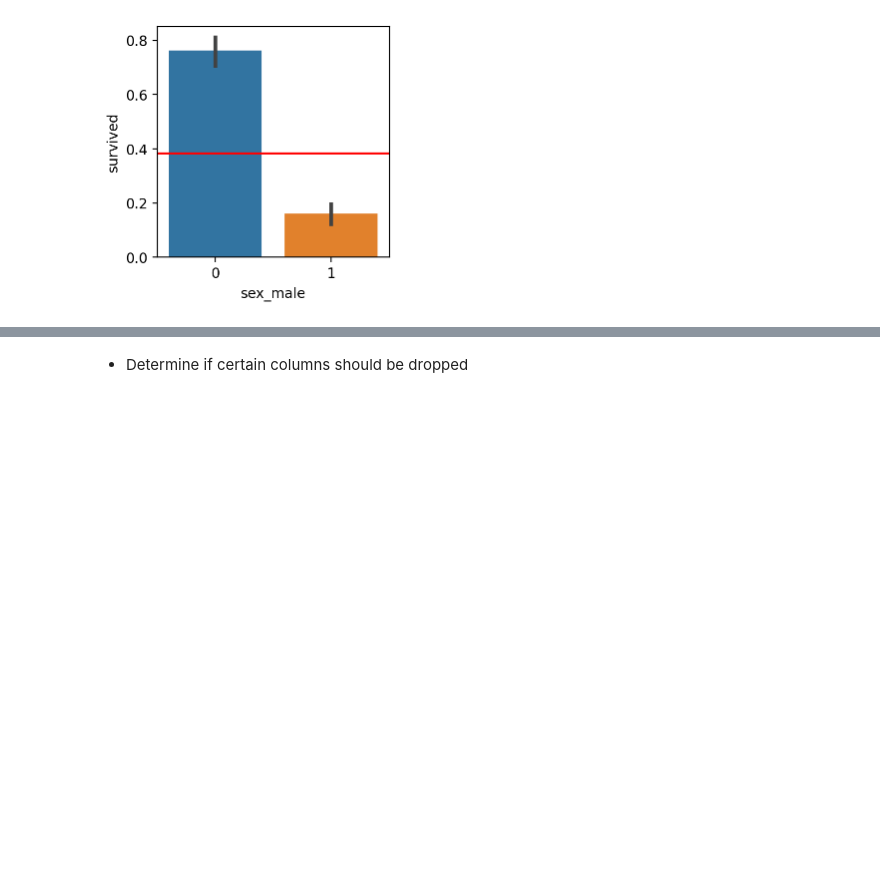
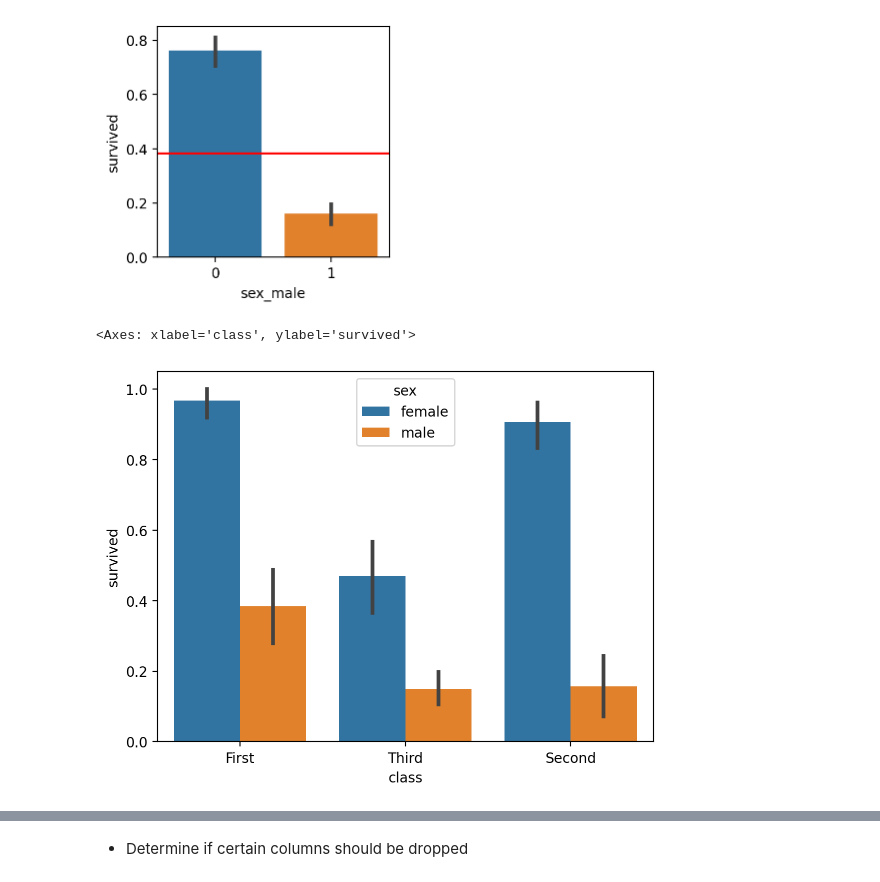
Before and after one commit to martin-reyes/5_classification-exercises, a Jupyter notebook: classification_exercises.ipynb, the cells around one changed output, grey strips where cells are left out. Saved outputs shown, nothing was run; the diff lists cells and outputs as text; code cells hidden in the pictures; blank space fills up the shorter version.

```diff
--- a/classification_exercises.ipynb
+++ b/classification_exercises.ipynb
@@ -982,3 +1000,11 @@ Name: survived, dtype: float64
 [figure]
 [figure]
 [figure]
+# %%
+target = 'survived'
+df = train_titanic
+col = 'sex'
+sns.barplot(x='class', y=target, hue=col, data=df, estimator='mean')
+# %% [output]
+<Axes: xlabel='class', ylabel='survived'>
+[figure, added]
```
Also changed, not shown: parts of 12 cells of this notebook, 4 other files.
